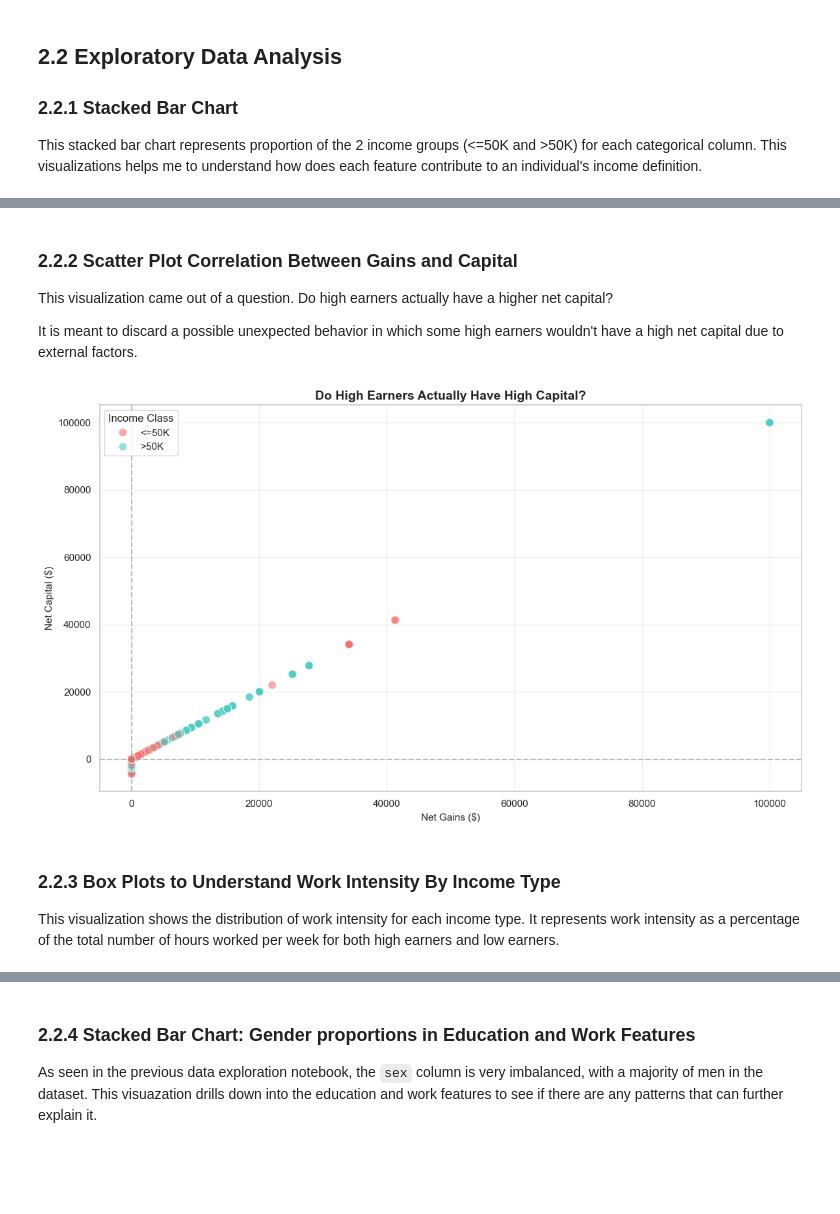
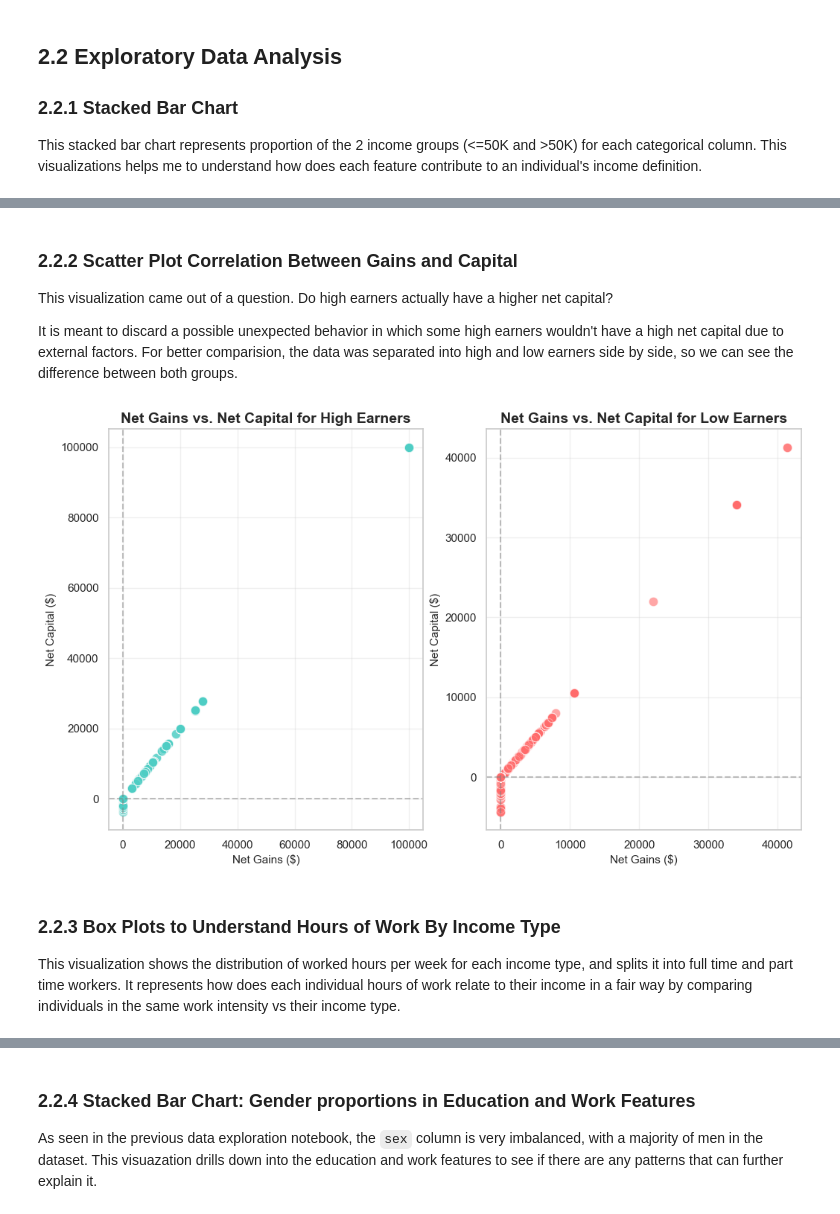
Before and after one commit to DanielMelo46/COMP-2040-Python-Essentials-Final-Project, a Jupyter notebook: Final_Analysis.ipynb, the cells around one changed output, grey strips where cells are left out. Drawn from its saved outputs; the diff is of its cells as text; code cells hidden in the pictures; blank space fills up the shorter version.

Commit message:
update: Improving visualizations quality

```diff
--- a/Final_Analysis.ipynb
+++ b/Final_Analysis.ipynb
@@ -202,26 +202,36 @@ utils.plot_categorical_proportions(df, plots, 'income', palette="deep")
 ### 2.2.2 Scatter Plot Correlation Between Gains and Capital
 This visualization came out of a question. Do high earners actually have a higher net capital?
 
-It is meant to discard a possible unexpected behavior in which some high earners wouldn't have a high net capital due to external factors.
+It is meant to discard a possible unexpected behavior in which some high earners wouldn't have a high net capital due to external factors. For better comparision, the data was separated into high and low earners side by side, so we can see the difference between both groups.
 # %%
-fig, ax = plt.subplots(figsize=(12, 7))
-sns.scatterplot(data=df, x='capital_gain', y='net_capital', hue='income',
-                palette={'<=50K': '#FF6B6B', '>50K': '#4ECDC4'}, alpha=0.6, s=80, ax=ax)
+fig, ax = plt.subplots(1 ,2, figsize=(12, 7))
+# Plot for high earners
+sns.scatterplot(data=df[df['income'] == '>50K'], x='capital_gain', y='net_capital',
+                color='#4ECDC4', alpha=0.6, s=80, ax=ax[0])
 
-plt.title('Do High Earners Actually Have High Capital?', fontsize=14, fontweight='bold')
-plt.xlabel('Net Gains ($)', fontsize=11)
-plt.ylabel('Net Capital ($)', fontsize=11)
+ax[0].set_title('Net Gains vs. Net Capital for High Earners', fontsize=14, fontweight='bold')
+ax[0].set_xlabel('Net Gains ($)', fontsize=11)
+ax[0].set_ylabel('Net Capital ($)', fontsize=11)
 
-# Let seaborn's legend handle the colors automatically
-ax.legend(title='Income Class', loc='upper left')
+ax[0].axhline(0, color='gray', linestyle='--', alpha=0.5)
+ax[0].axvline(0, color='gray', linestyle='--', alpha=0.5)
+ax[0].grid(alpha=0.3)
 
-plt.axhline(0, color='gray', linestyle='--', alpha=0.5)
-plt.axvline(0, color='gray', linestyle='--', alpha=0.5)
-plt.grid(alpha=0.3)
-plt.tight_layout()
+# Plot for low earners
+sns.scatterplot(data=df[df['income'] == '<=50K'], x='capital_gain', y='net_capital',
+                color='#FF6B6B', alpha=0.6, s=80, ax=ax[1])
+
+ax[1].set_title('Net Gains vs. Net Capital for Low Earners', fontsize=14, fontweight='bold')
+ax[1].set_xlabel('Net Gains ($)', fontsize=11)
+ax[1].set_ylabel('Net Capital ($)', fontsize=11)
+
+ax[1].axhline(0, color='gray', linestyle='--', alpha=0.5)
+ax[1].axvline(0, color='gray', linestyle='--', alpha=0.5)
+ax[1].grid(alpha=0.3)
+#plt.tight_layout()
 # %% [output]
-[figure, old version]
+[figure, new version]
 # %% [markdown]
-### 2.2.3 Box Plots to Understand Work Intensity By Income Type
-This visualization shows the distribution of work intensity for each income type. It represents work intensity as a percentage of the total number of hours worked per week for both high earners and low earners.
+### 2.2.3 Box Plots to Understand Hours of Work By Income Type
+This visualization shows the distribution of worked hours per week for each income type, and splits it into full time and part time workers. It represents how does each individual hours of work relate to their income in a fair way by comparing individuals in the same work intensity vs their income type.
 # %%
```
Also changed, not shown: parts of 6 cells of this notebook, 1 other file.
